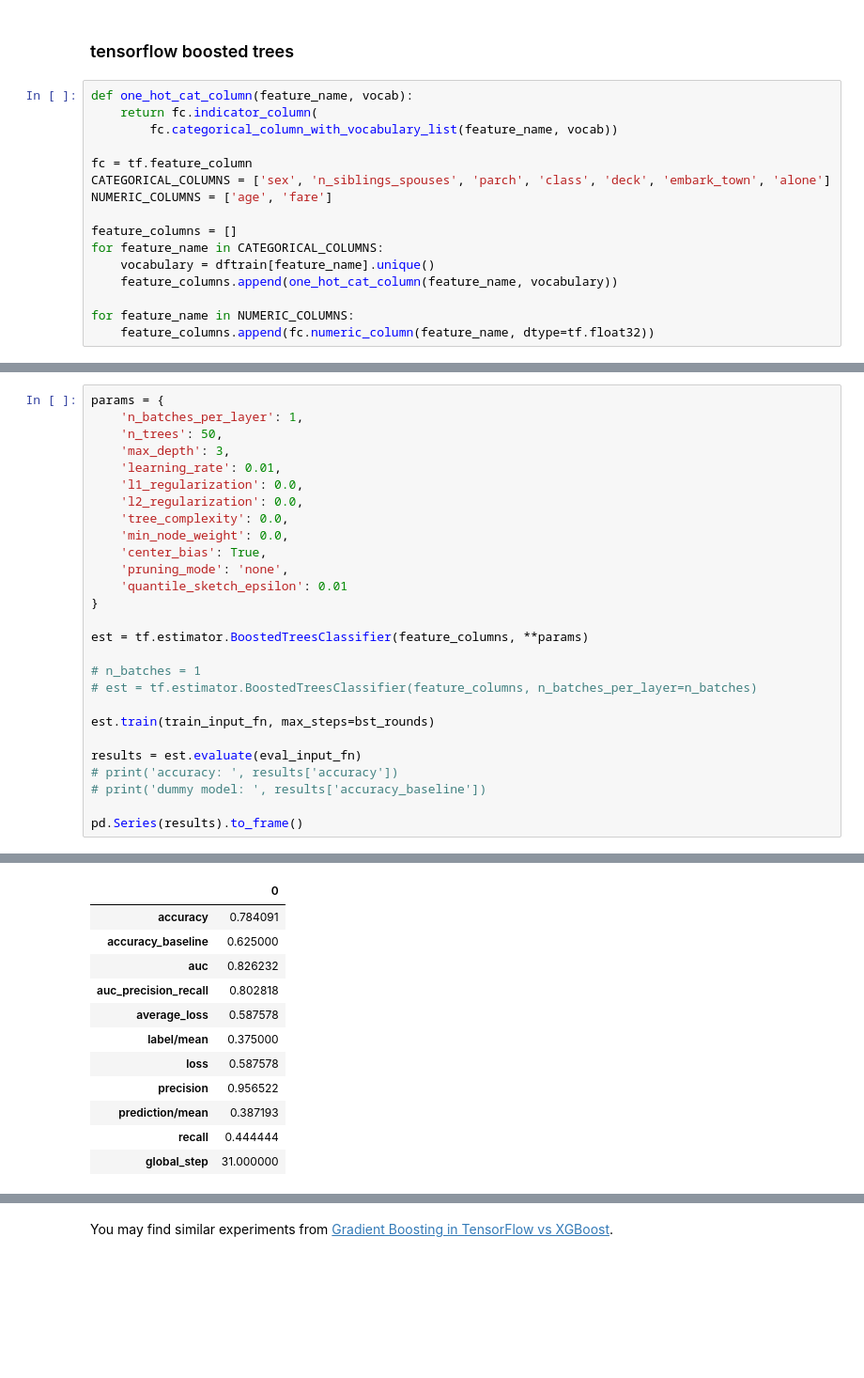
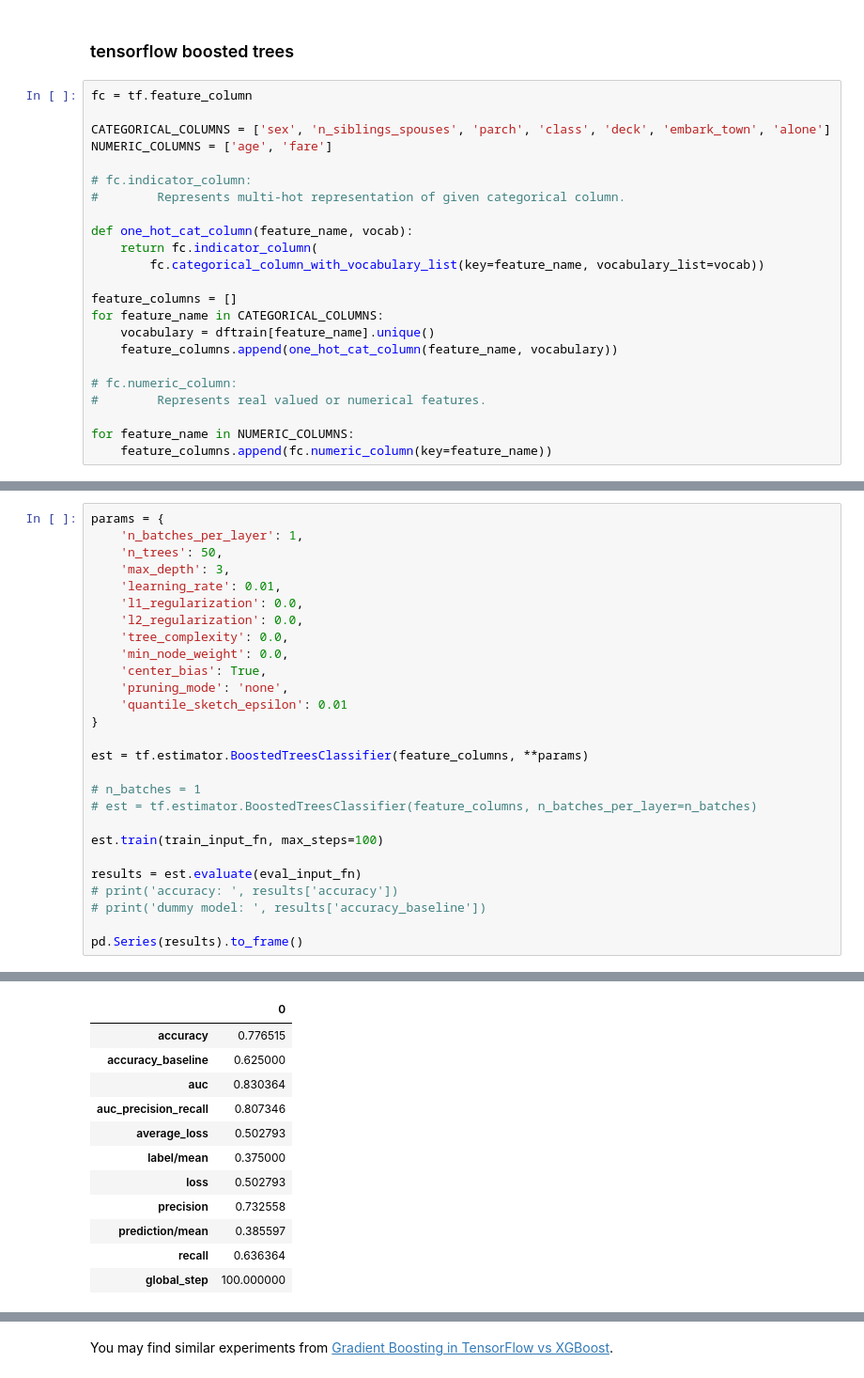
Before and after one commit to Ewen2015/BatCat, a Jupyter notebook: learn/comparision_tf_xgb.ipynb, the cells around one changed output, grey strips where cells are left out. Shown: that part at 94% size. Drawn from its saved outputs; the diff is of its cells as text; blank space fills up the shorter version.

```diff
--- a/learn/comparision_tf_xgb.ipynb
+++ b/learn/comparision_tf_xgb.ipynb
@@ -196,21 +198,28 @@ bst.eval(dtest)
 # %% [markdown]
 ### tensorflow boosted trees
 # %%
+fc = tf.feature_column
+
+CATEGORICAL_COLUMNS = ['sex', 'n_siblings_spouses', 'parch', 'class', 'deck', 'embark_town', 'alone']
+NUMERIC_COLUMNS = ['age', 'fare']
+
+# fc.indicator_column:
+#        Represents multi-hot representation of given categorical column.
+
 def one_hot_cat_column(feature_name, vocab):
     return fc.indicator_column(
-        fc.categorical_column_with_vocabulary_list(feature_name, vocab))
-
-fc = tf.feature_column
-CATEGORICAL_COLUMNS = ['sex', 'n_siblings_spouses', 'parch', 'class', 'deck', 'embark_town', 'alone']
-NUMERIC_COLUMNS = ['age', 'fare']
+        fc.categorical_column_with_vocabulary_list(key=feature_name, vocabulary_list=vocab))
 
 feature_columns = []
 for feature_name in CATEGORICAL_COLUMNS:
     vocabulary = dftrain[feature_name].unique()
     feature_columns.append(one_hot_cat_column(feature_name, vocabulary))
 
+# fc.numeric_column:
+#        Represents real valued or numerical features.
+
 for feature_name in NUMERIC_COLUMNS:
-    feature_columns.append(fc.numeric_column(feature_name, dtype=tf.float32))
+    feature_columns.append(fc.numeric_column(key=feature_name))
 # %%
 feature_columns
 # %% [output]
@@ -295,7 +319,7 @@ est = tf.estimator.BoostedTreesClassifier(feature_columns, **params)
 # n_batches = 1
 # est = tf.estimator.BoostedTreesClassifier(feature_columns, n_batches_per_layer=n_batches)
 
-est.train(train_input_fn, max_steps=bst_rounds)
+est.train(train_input_fn, max_steps=100)
 
 results = est.evaluate(eval_input_fn)
 # print('accuracy: ', results['accuracy'])
@@ -306,15 +347,15 @@ pd.Series(results).to_frame()
 |  | 0 |
-| accuracy | 0.784091 |
+| accuracy | 0.776515 |
 | accuracy_baseline | 0.625000 |
-| auc | 0.826232 |
-| auc_precision_recall | 0.802818 |
-| average_loss | 0.587578 |
+| auc | 0.830364 |
+| auc_precision_recall | 0.807346 |
+| average_loss | 0.502793 |
 | label/mean | 0.375000 |
-| loss | 0.587578 |
-| precision | 0.956522 |
-| prediction/mean | 0.387193 |
-| recall | 0.444444 |
-| global_step | 31.000000 |
+| loss | 0.502793 |
+| precision | 0.732558 |
+| prediction/mean | 0.385597 |
+| recall | 0.636364 |
+| global_step | 100.000000 |
 # %%
 pred_dicts = list(est.predict(eval_input_fn))
 probs = pd.Series([pred['probabilities'][1] for pred in pred_dicts])
```
Also changed, not shown: parts of 9 cells of this notebook, 1 other file.
